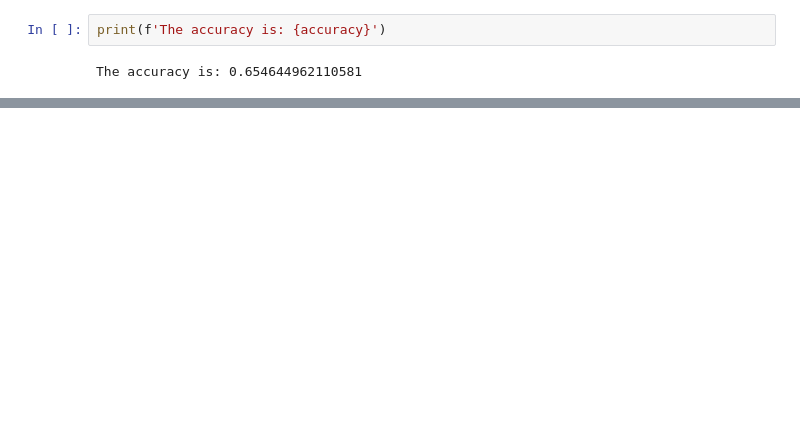
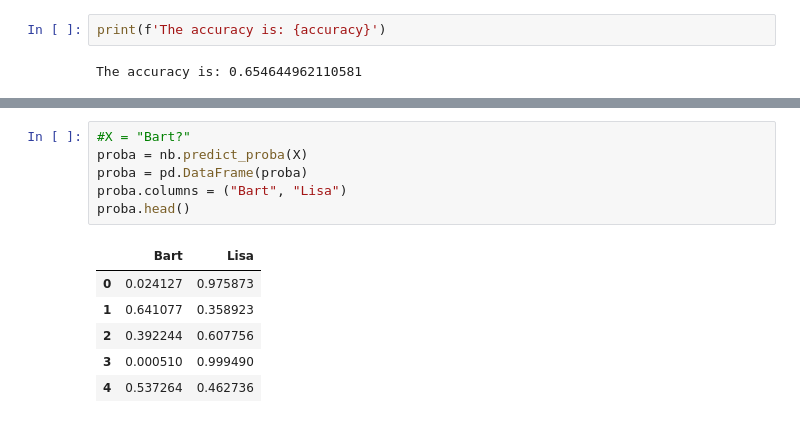
Before and after one commit to KolienPleijsant/datadrivenlearning, a Jupyter notebook: Week 8 L2 exercise 1.ipynb, the cells around one changed output, grey strips where cells are left out. Saved outputs shown, nothing was run; the diff lists cells and outputs as text; blank space fills up the shorter version.

```diff
--- a/Week 8 L2 exercise 1.ipynb
+++ b/Week 8 L2 exercise 1.ipynb
@@ -159,0 +226,13 @@ The accuracy is: 0.654644962110581
+# %%
+#X = "Bart?"
+proba = nb.predict_proba(X)
+proba = pd.DataFrame(proba)
+proba.columns = ("Bart", "Lisa")
+proba.head()
+# %% [output]
+|  | Bart | Lisa |
+| 0 | 0.024127 | 0.975873 |
+| 1 | 0.641077 | 0.358923 |
+| 2 | 0.392244 | 0.607756 |
+| 3 | 0.000510 | 0.999490 |
+| 4 | 0.537264 | 0.462736 |
```
Also changed, not shown: parts of 23 cells of this notebook.
